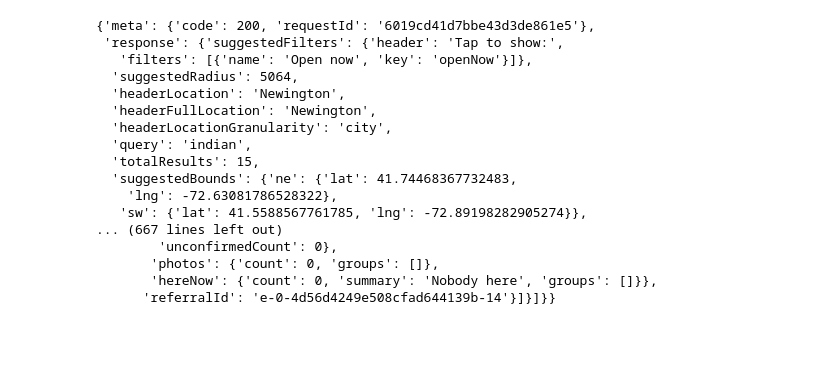
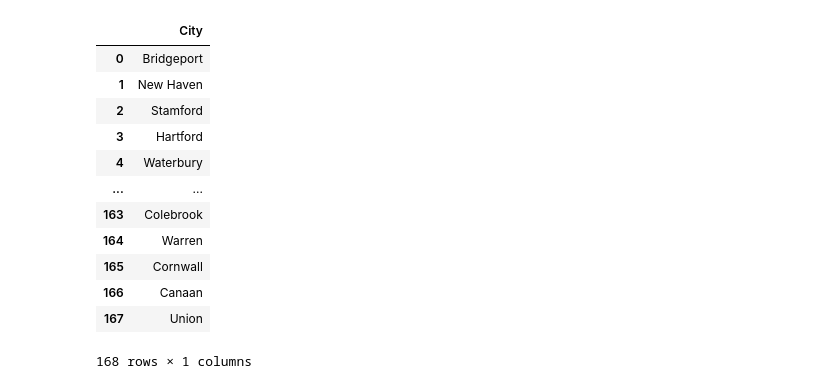
Before and after one commit to parthpendal/Machine-Learning-Projects, a Jupyter notebook: Capstone Project - Restaurants.IPYNB, the cells around one changed output. Cells and saved outputs as stored; diff of their text form; code cells hidden in the pictures; blank space fills up the shorter version.

```diff
--- a/Capstone Project - Restaurants.IPYNB
+++ b/Capstone Project - Restaurants.IPYNB
@@ -55,20 +13,0 @@ resp
-# %%
-resp
-# %% [output]
-{'meta': {'code': 200, 'requestId': '6019cd41d7bbe43d3de861e5'},
- 'response': {'suggestedFilters': {'header': 'Tap to show:',
-   'filters': [{'name': 'Open now', 'key': 'openNow'}]},
-  'suggestedRadius': 5064,
-  'headerLocation': 'Newington',
-  'headerFullLocation': 'Newington',
-  'headerLocationGranularity': 'city',
-  'query': 'indian',
-  'totalResults': 15,
-  'suggestedBounds': {'ne': {'lat': 41.74468367732483,
-    'lng': -72.63081786528322},
-   'sw': {'lat': 41.5588567761785, 'lng': -72.89198282905274}},
-... (667 lines left out)
-        'unconfirmedCount': 0},
-       'photos': {'count': 0, 'groups': []},
-       'hereNow': {'count': 0, 'summary': 'Nobody here', 'groups': []}},
-      'referralId': 'e-0-4d56d4249e508cfad644139b-14'}]}]}}
@@ -81,0 +14,17 @@ Rest_df[["venue.id","name","Address","lat","lng"]]=temp_df[["venue.id","venue.na
+# %%
+City_df=pd.read_html("https://www.connecticut-demographics.com/cities_by_population")[0][:168]
+City_df[["City"]]
+# %% [output]
+|  | City |
+| 0 | Bridgeport |
+| 1 | New Haven |
+| 2 | Stamford |
+| 3 | Hartford |
+| 4 | Waterbury |
+| ... | ... |
+| 163 | Colebrook |
+| 164 | Warren |
+| 165 | Cornwall |
+| 166 | Canaan |
+| 167 | Union |
+168 rows × 1 columns
```
Also changed, not shown: parts of 24 cells of this notebook, 1 other file.
